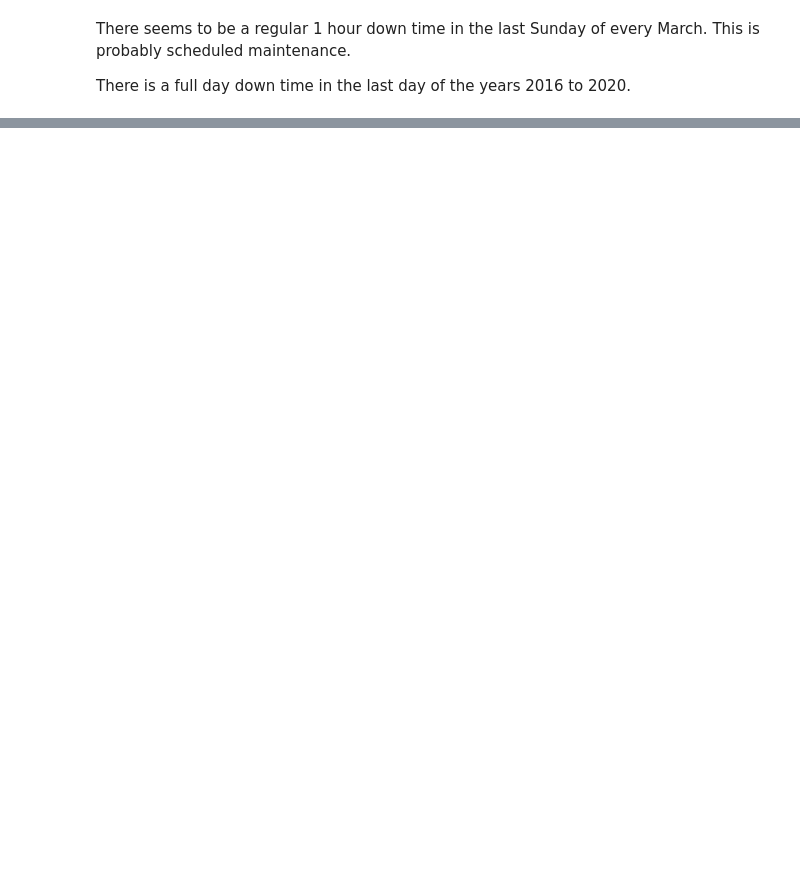
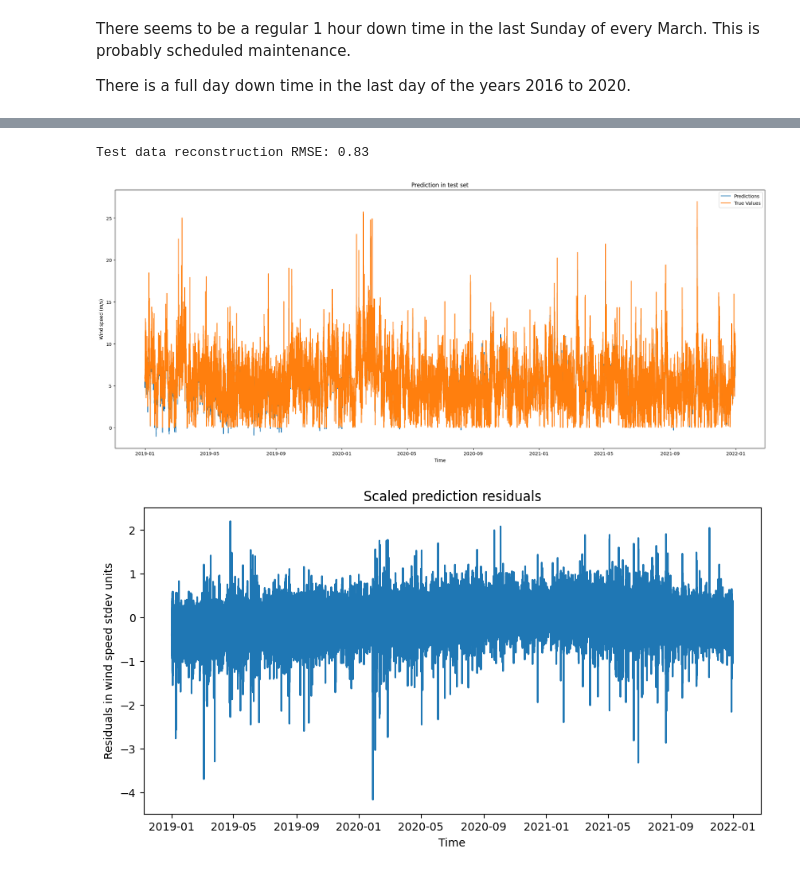
Before and after one commit to jfsantos-ds/predictive_maintenance, a Jupyter notebook: wind/2_annea_data_exploration.ipynb, the cells around one changed output, grey strips where cells are left out. Cells and saved outputs as stored; diff of their text form; code cells hidden in the pictures; blank space fills up the shorter version.

```diff
--- a/wind/2_annea_data_exploration.ipynb
+++ b/wind/2_annea_data_exploration.ipynb
@@ -348,0 +406,60 @@ logging.info(f"Multicollinearity checked - {get_td()}")
+# %%
+from sklearn.metrics import mean_squared_error
+from sklearn.model_selection import train_test_split
+import xgboost as xgb
+
+wind_features = coef.T
+
+train_fraction =  4/7
+train_features, test_features, train_data, test_data = train_test_split(
+    coef.T,
+    np.array(hour_groups['Wind Speed (avg)'].apply(list).tolist()),
+    train_size=train_fraction,
+    shuffle=False
+    )
+
+dtrain = xgb.DMatrix(train_features, label=train_data)
+dtest = xgb.DMatrix(test_features, label=test_data)
+params = {
+    'booster': 'gblinear',
+    'objective': 'reg:squarederror',
+    'gpu_id': 0,
+    'learning_rate': 0.12,
+    'seed': random_state,
+}
+model = xgb.train(params, dtrain)
+
+predictions = model.predict(dtest).flatten()
+
+print("Test data reconstruction RMSE: {:.2f}".format(mean_squared_error(test_data.flatten(), predictions, squared=False)))
+residuals = predictions-test_data.flatten()
+
+plt.figure(figsize=(25, 10))
+plt.plot(full_series.iloc[-len(predictions):].datetime, predictions, label=f'Predictions')
+plt.plot(full_series.iloc[-len(predictions):].datetime, test_data.flatten(), label='True Values')
+plt.xlabel('Time')
+plt.ylabel('Wind speed (m/s)')
+plt.legend()
+plt.title('Prediction in test set')
+plt.show()
+
+plt.figure(figsize=(10, 5))
+scaled_residuals = (predictions-test_data.flatten())/np.std(test_data.flatten())
+plt.plot(full_series.iloc[-len(predictions):].datetime, scaled_residuals)
+plt.xlabel('Time')
+plt.ylabel('Residuals in wind speed stdev units')
+plt.title('Scaled prediction residuals')
+plt.show()
+
+# Impute
+full_series['group_n'] = pd.Series(full_series.index).apply(lambda x: int(x//(resample_rate/sample_freq)))
+full_series['group_ix'] = pd.Series(full_series.index).apply(lambda x: int(x%(resample_rate/sample_freq)))
+missing_groups = sorted(list(set(full_series.loc[full_series.is_missing, 'group_n'].values)))
+dimpute = xgb.DMatrix(coef.T[missing_groups])
+fill_vals = dict(zip(missing_groups, model.predict(dimpute)))
+full_series.loc[full_series.is_missing, 'Wind Speed (avg)'] = [fill_vals.get(group)[i] for group, i in full_series.loc[full_series.is_missing, ['group_n', 'group_ix']].apply(lambda x: tuple(x), axis=1)]
+logging.info(f"Wind series imputed - {get_td()}")
+# %% [output]
+Test data reconstruction RMSE: 0.83
+[figure, added]
+[figure, added]
```
Also changed, not shown: parts of 13 cells of this notebook, 3 other files.
